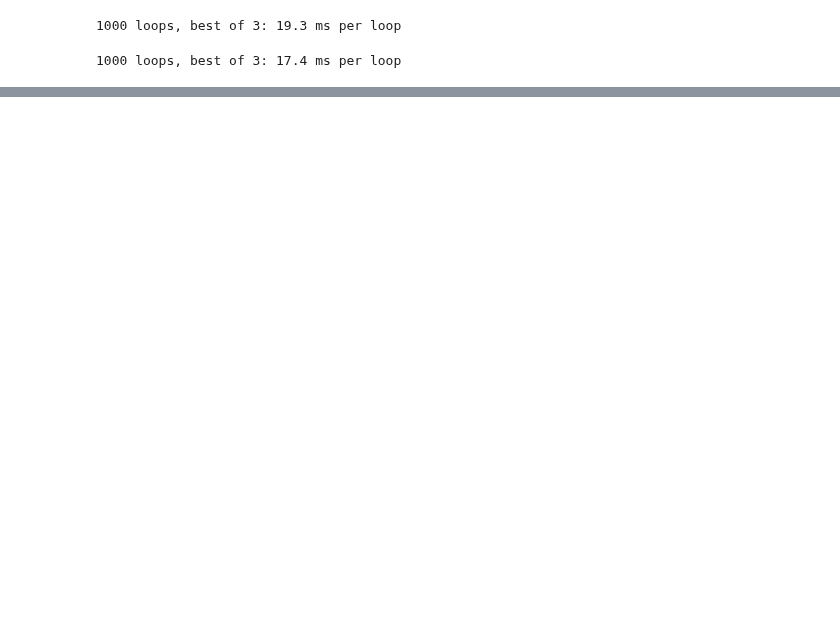
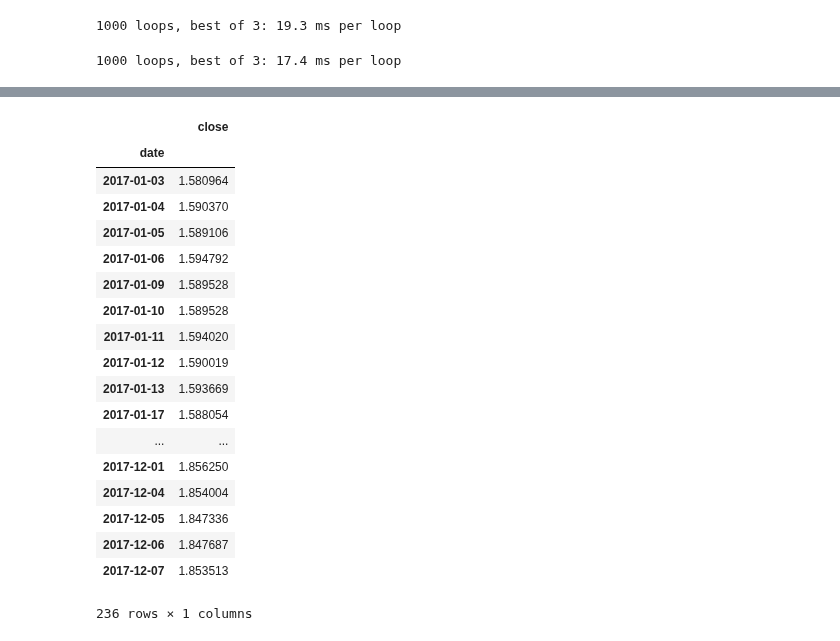
Before and after one commit to jlouie3/Conda_Notebooks, a Jupyter notebook: Projects/ReinforcmentLearning/Q-Learning.ipynb, the cells around one changed output, grey strips where cells are left out. Drawn from its saved outputs; the diff is of its cells as text; code cells hidden in the pictures; blank space fills up the shorter version.

```diff
--- a/Projects/ReinforcmentLearning/Q-Learning.ipynb
+++ b/Projects/ReinforcmentLearning/Q-Learning.ipynb
@@ -503,0 +326,22 @@ for s in b:
+# %%
+reward_df.loc['2017-01-01':'2017-12-31']
+# %% [output]
+|  | close |
+| date |  |
+| 2017-01-03 | 1.580964 |
+| 2017-01-04 | 1.590370 |
+| 2017-01-05 | 1.589106 |
+| 2017-01-06 | 1.594792 |
+| 2017-01-09 | 1.589528 |
+| 2017-01-10 | 1.589528 |
+| 2017-01-11 | 1.594020 |
+| 2017-01-12 | 1.590019 |
+| 2017-01-13 | 1.593669 |
+| 2017-01-17 | 1.588054 |
+| ... | ... |
+| 2017-12-01 | 1.856250 |
+| 2017-12-04 | 1.854004 |
+| 2017-12-05 | 1.847336 |
+| 2017-12-06 | 1.847687 |
+| 2017-12-07 | 1.853513 |
+236 rows × 1 columns
```
Also changed, not shown: parts of 6 cells of this notebook, 11 other files.
